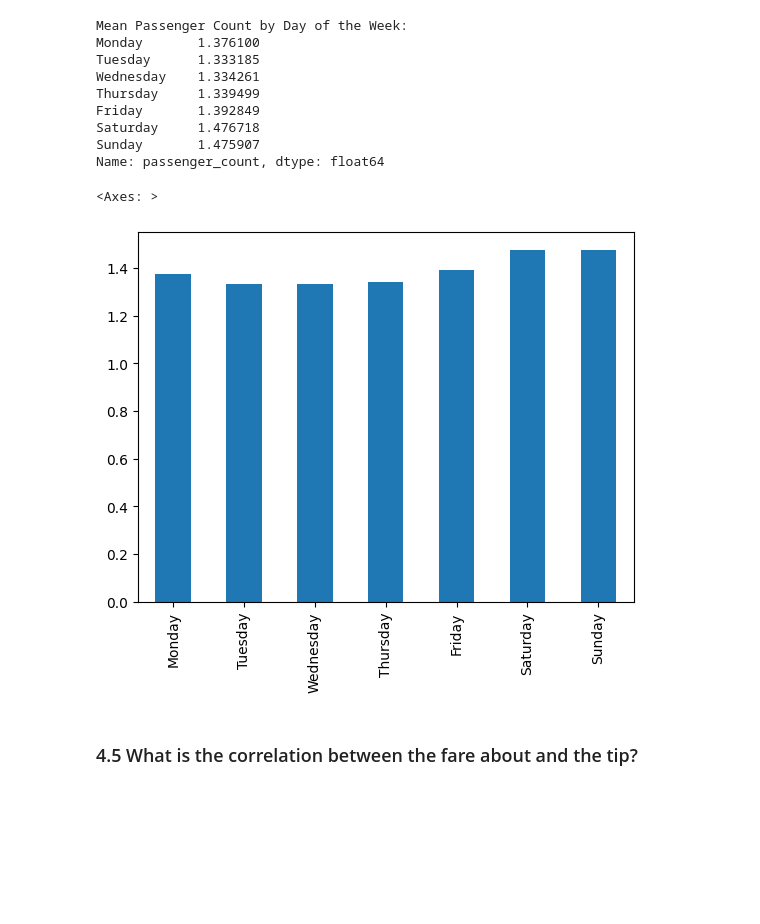
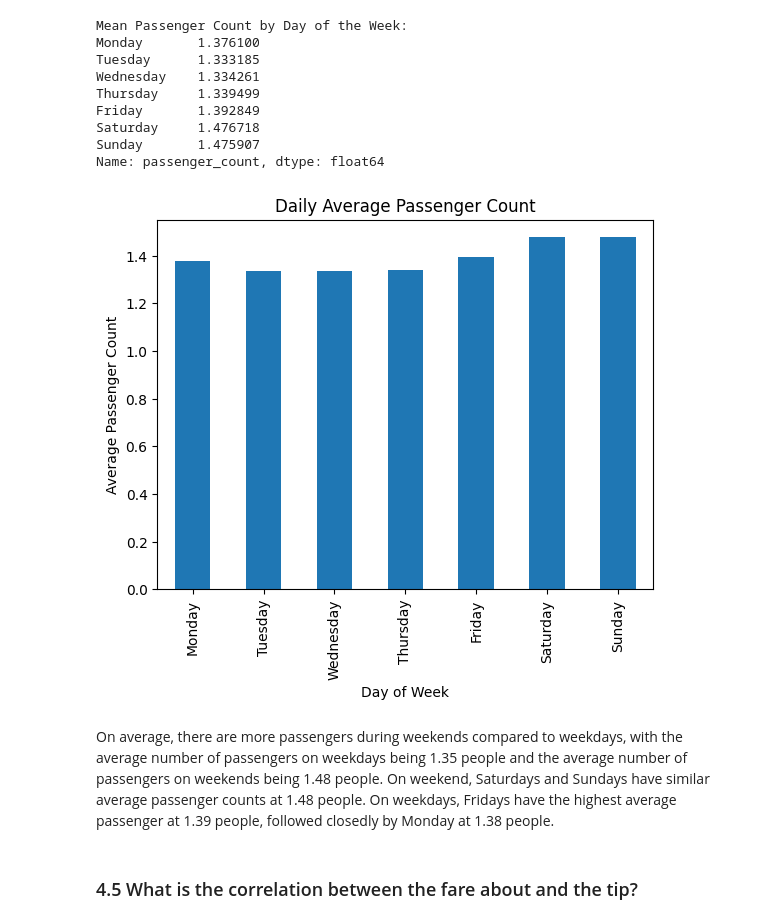
Before and after one commit to melbreaker/Taxi-Trip-Records-Data-Analysis, a Jupyter notebook: taxi-trip-records-data-analysis.ipynb, the cells around one changed output. Drawn from its saved outputs; the diff is of its cells as text; code cells hidden in the pictures; blank space fills up the shorter version.

```diff
--- a/taxi-trip-records-data-analysis.ipynb
+++ b/taxi-trip-records-data-analysis.ipynb
@@ -1134,11 +1134,16 @@ Friday       1.392849
 Saturday     1.476718
 Sunday       1.475907
 Name: passenger_count, dtype: float64
-# %%
-mean_passenger_count_by_day.plot(kind='bar')
-# %% [output]
-<Axes: >
-[figure, removed]
+# %%
+mean_passenger_count_by_day.plot(kind='bar')
+plt.xlabel('Day of Week')
+plt.ylabel('Average Passenger Count')
+plt.title('Daily Average Passenger Count')
+plt.show()
+# %% [output]
+[figure, added]
+# %% [markdown]
+On average, there are more passengers during weekends compared to weekdays, with the average number of passengers on weekdays being 1.35 people and the average number of passengers on weekends being 1.48 people. On weekend, Saturdays and Sundays have similar average passenger counts at 1.48 people. On weekdays, Fridays have the highest average passenger at 1.39 people, followed closedly by Monday at 1.38 people.
 # %% [markdown]
 ### 4.5 What is the correlation between the fare about and the tip?
 # %%
```
Also changed, not shown: parts of 1 cell of this notebook.
